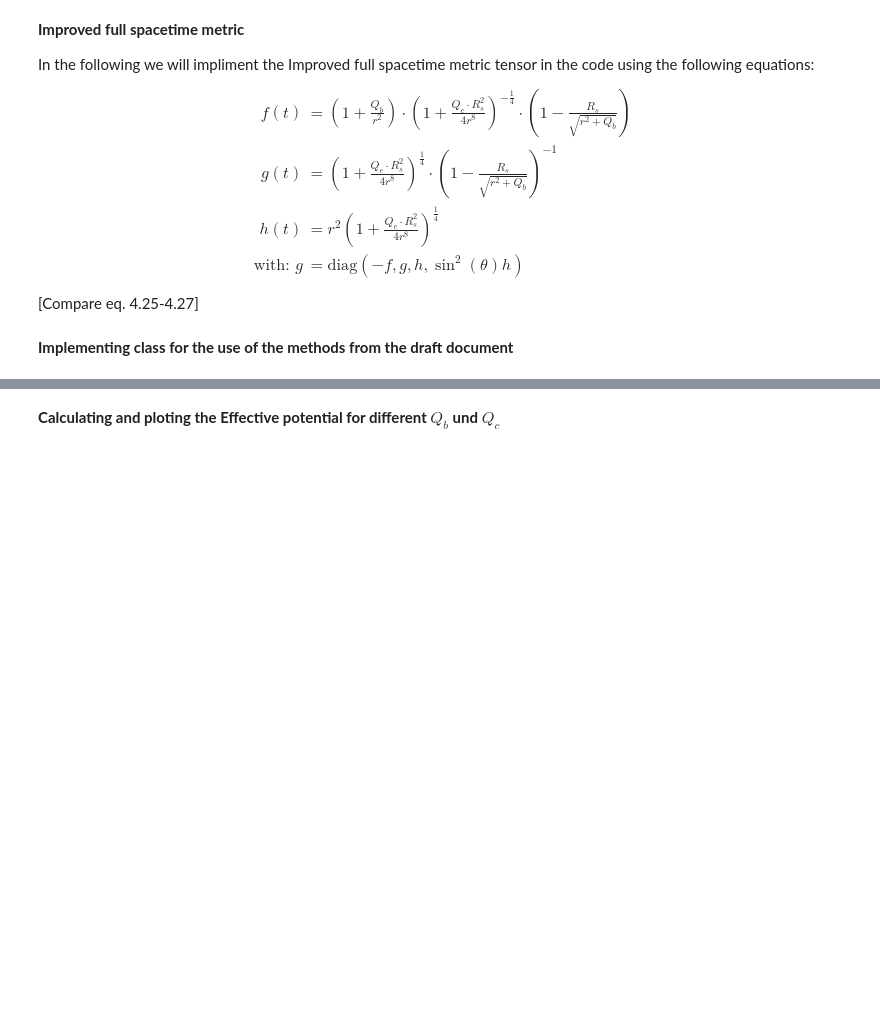
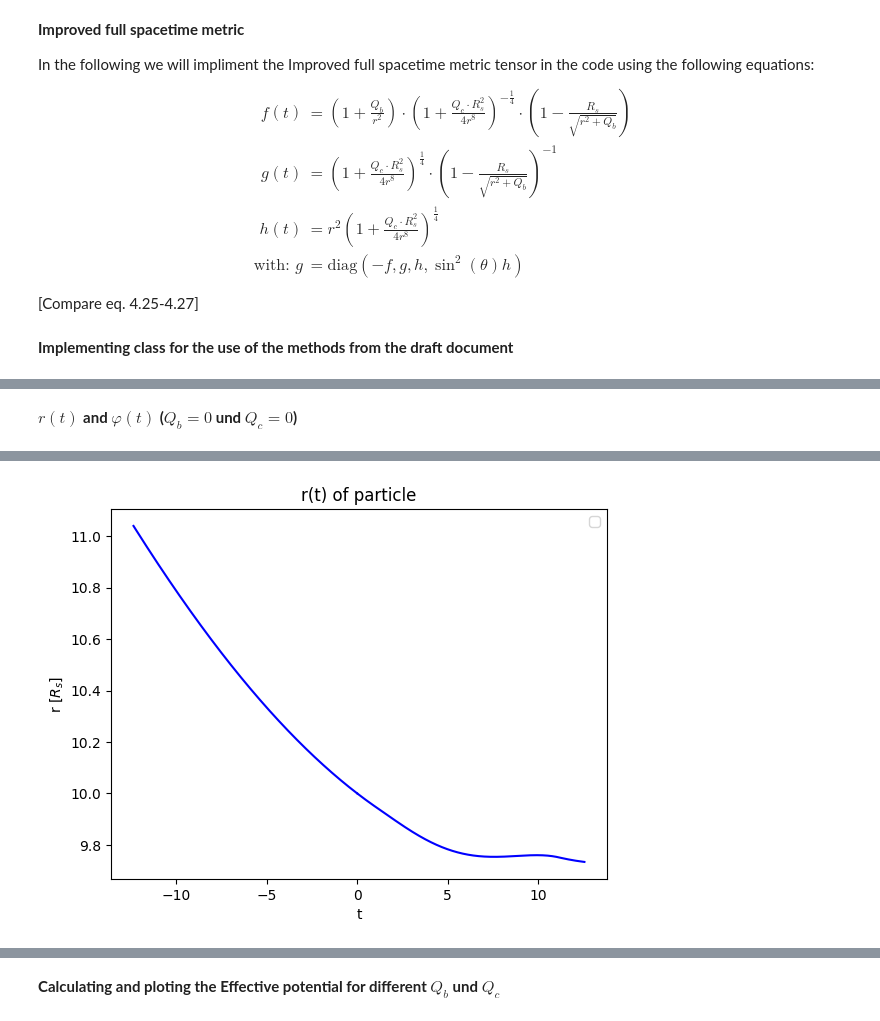
Before and after one commit to AdamSmithOrlik/quantum-black-holes, a Jupyter notebook: lukas/research.ipynb, the cells around one changed output, grey strips where cells are left out. Cells and saved outputs as stored; diff of their text form; code cells hidden in the pictures; blank space fills up the shorter version.

```diff
--- a/lukas/research.ipynb
+++ b/lukas/research.ipynb
@@ -89,0 +149,21 @@ Beta_list=[np.linspace(0, 1, 5), np.linspace(0, 1, 5)]
+# %% [markdown]
+**$r(t)$ and $\varphi (t)$ ($Q_b = 0$ und $Q_c = 0$)**
+# %%
+tau_span = [0, 10]
+tau_list = np.linspace(tau_span[0], tau_span[1], 1000)
+
+sp, sn, fall_In = BH.solve_DAE(tau_list, tau_span, sigma = -1, r_0=r_0_particle, L = L_0, E = BH.V_eff(r_0_particle, -1, L_0))
+
+fig, ax = plt.subplots()
+
+ax.plot(sp[0], sp[1], c= 'blue')
+ax.plot(sn[0], sn[1], c= 'blue')
+
+ax.set_title('r(t) of particle')
+ax.set_xlabel('t')
+ax.set_ylabel('r [$R_s$]')
+
+ax.legend()
+
+plt.show()
+# %% [output]
@@ -89,0 +173 @@ Beta_list=[np.linspace(0, 1, 5), np.linspace(0, 1, 5)]
+[figure, added]
```
Also changed, not shown: parts of 9 cells of this notebook.
